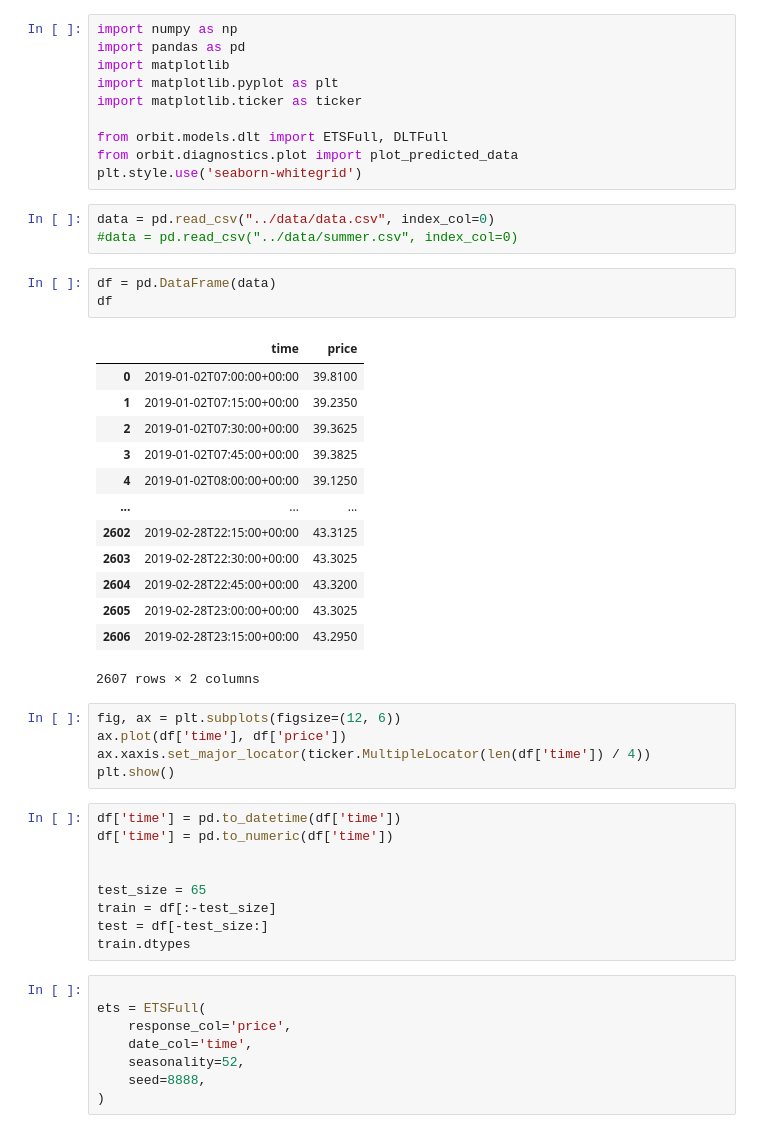
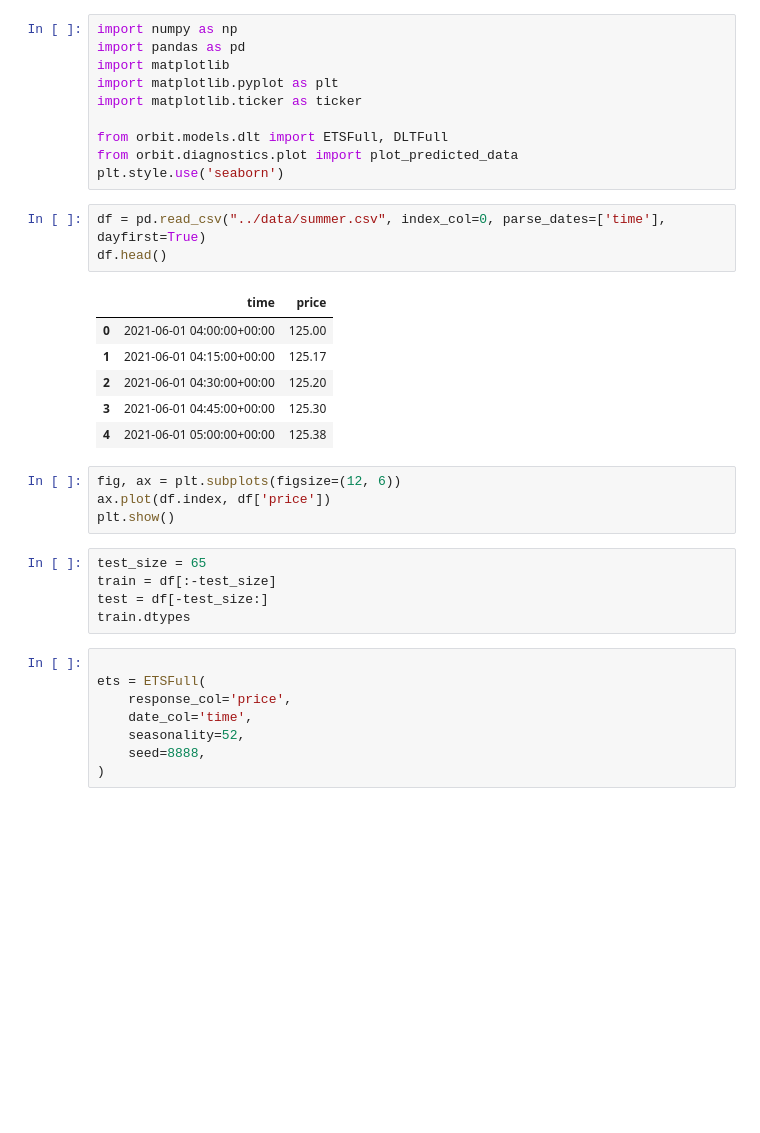
Before and after one commit to TheCopyNinjaDev/Stocks, a Jupyter notebook: notebooks/data.ipynb, the cells around one changed output. Cells and saved outputs as stored; diff of their text form; blank space fills up the shorter version.

```diff
--- a/notebooks/data.ipynb
+++ b/notebooks/data.ipynb
@@ -7,37 +7,22 @@ import matplotlib.ticker as ticker
 
 from orbit.models.dlt import ETSFull, DLTFull
 from orbit.diagnostics.plot import plot_predicted_data
-plt.style.use('seaborn-whitegrid')
+plt.style.use('seaborn')
 # %%
-data = pd.read_csv("../data/data.csv", index_col=0)
-#data = pd.read_csv("../data/summer.csv", index_col=0)
+df = pd.read_csv("../data/summer.csv", index_col=0, parse_dates=['time'], dayfirst=True)
+df.head()
+# %% [output]
+|  | time | price |
+| 0 | 2021-06-01 04:00:00+00:00 | 125.00 |
+| 1 | 2021-06-01 04:15:00+00:00 | 125.17 |
+| 2 | 2021-06-01 04:30:00+00:00 | 125.20 |
+| 3 | 2021-06-01 04:45:00+00:00 | 125.30 |
+| 4 | 2021-06-01 05:00:00+00:00 | 125.38 |
-# %%
-df = pd.DataFrame(data)
-df
-# %% [output]
-|  | time | price |
-| 0 | 2019-01-02T07:00:00+00:00 | 39.8100 |
-| 1 | 2019-01-02T07:15:00+00:00 | 39.2350 |
-| 2 | 2019-01-02T07:30:00+00:00 | 39.3625 |
-| 3 | 2019-01-02T07:45:00+00:00 | 39.3825 |
-| 4 | 2019-01-02T08:00:00+00:00 | 39.1250 |
-| ... | ... | ... |
-| 2602 | 2019-02-28T22:15:00+00:00 | 43.3125 |
-| 2603 | 2019-02-28T22:30:00+00:00 | 43.3025 |
-| 2604 | 2019-02-28T22:45:00+00:00 | 43.3200 |
-| 2605 | 2019-02-28T23:00:00+00:00 | 43.3025 |
-| 2606 | 2019-02-28T23:15:00+00:00 | 43.2950 |
-2607 rows × 2 columns
 # %%
 fig, ax = plt.subplots(figsize=(12, 6))
-ax.plot(df['time'], df['price'])
-ax.xaxis.set_major_locator(ticker.MultipleLocator(len(df['time']) / 4))
+ax.plot(df.index, df['price'])
 plt.show()
 # %%
-df['time'] = pd.to_datetime(df['time'])
-df['time'] = pd.to_numeric(df['time'])
-
-
 test_size = 65
 train = df[:-test_size]
 test = df[-test_size:]
```
Also changed, not shown: parts of 5 cells of this notebook, 7 other files.
